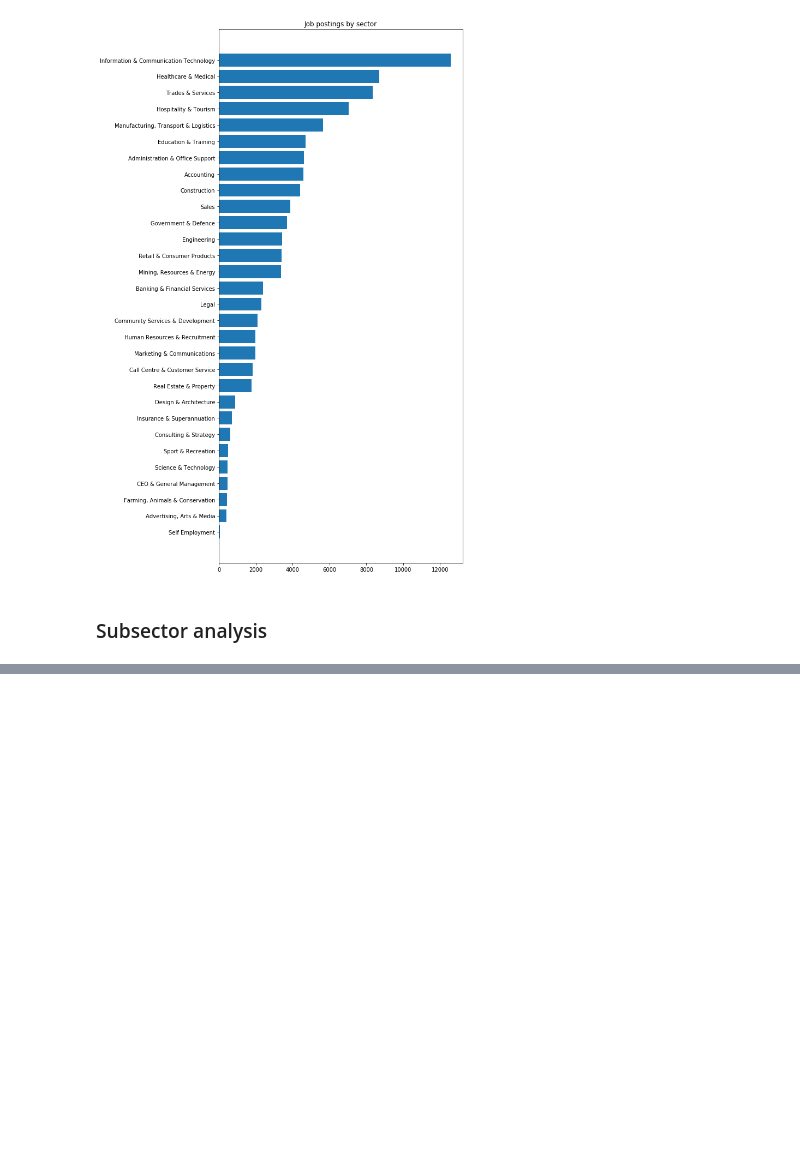
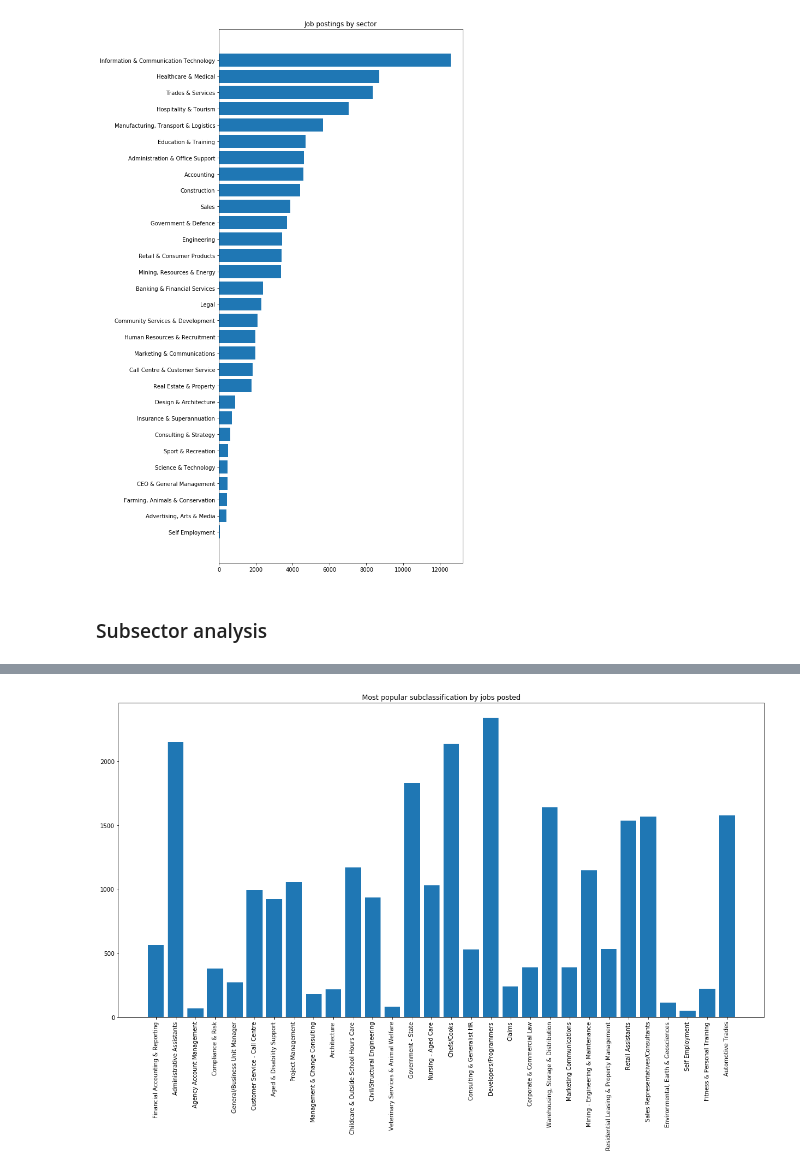
Before and after one commit to ryan-lewin/australian_job_market_data_analysis, a Jupyter notebook: big_data_analytics_using_python.ipynb, the cells around one changed output, grey strips where cells are left out. Cells and saved outputs as stored; diff of their text form; code cells hidden in the pictures; blank space fills up the shorter version.

```diff
--- a/big_data_analytics_using_python.ipynb
+++ b/big_data_analytics_using_python.ipynb
@@ -203,0 +223,16 @@ plt.show()
+# %%
+sect_tops = df[['Classification', 'SubClassification', 'LowestSalary', 'HighestSalary']].copy()
+# %%
+counted_sections = sect_tops.groupby(['Classification', 'SubClassification']).size().reset_index(name='count')
+top_subs = counted_sections.sort_values('count', ascending=False).drop_duplicates('Classification').sort_index()
+counted_sections.sort_values('Classification', ascending=True, inplace=True)
+# %%
+fig, ax = plt.subplots(figsize=(20,10))
+subsectors = [x for x in top_subs['SubClassification']]
+count = [x for x in top_subs['count']]
+ax.bar(subsectors, count, align='center')
+plt.xticks(rotation=90)
+plt.title('Most popular subclassification by jobs posted')
+plt.show()
+# %% [output]
+[figure, added]
```
Also changed, not shown: parts of 8 cells of this notebook.
